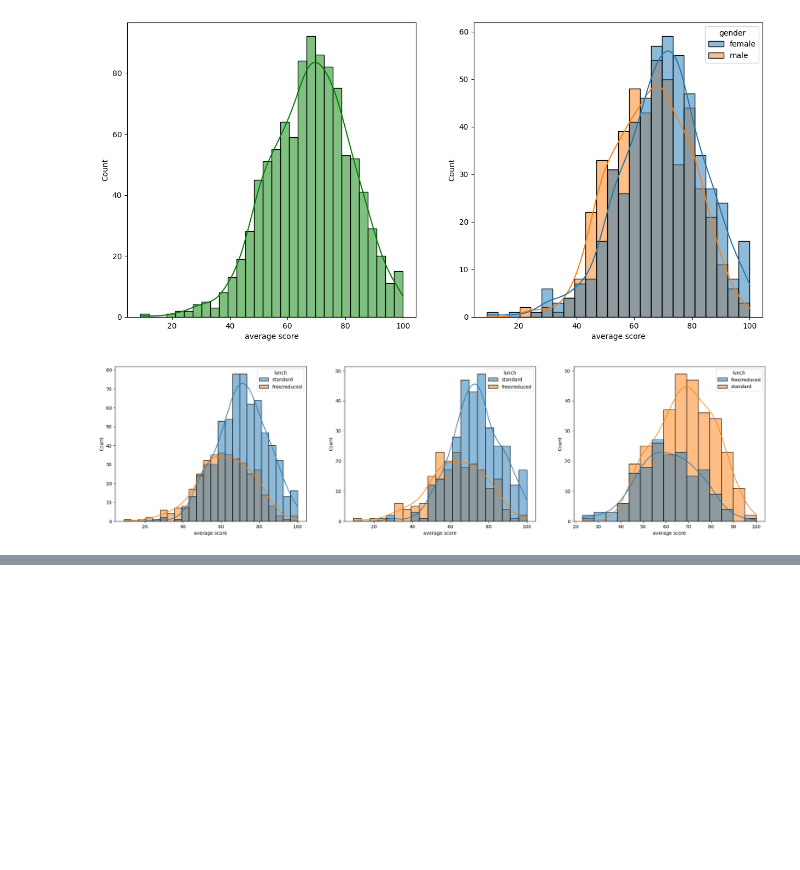
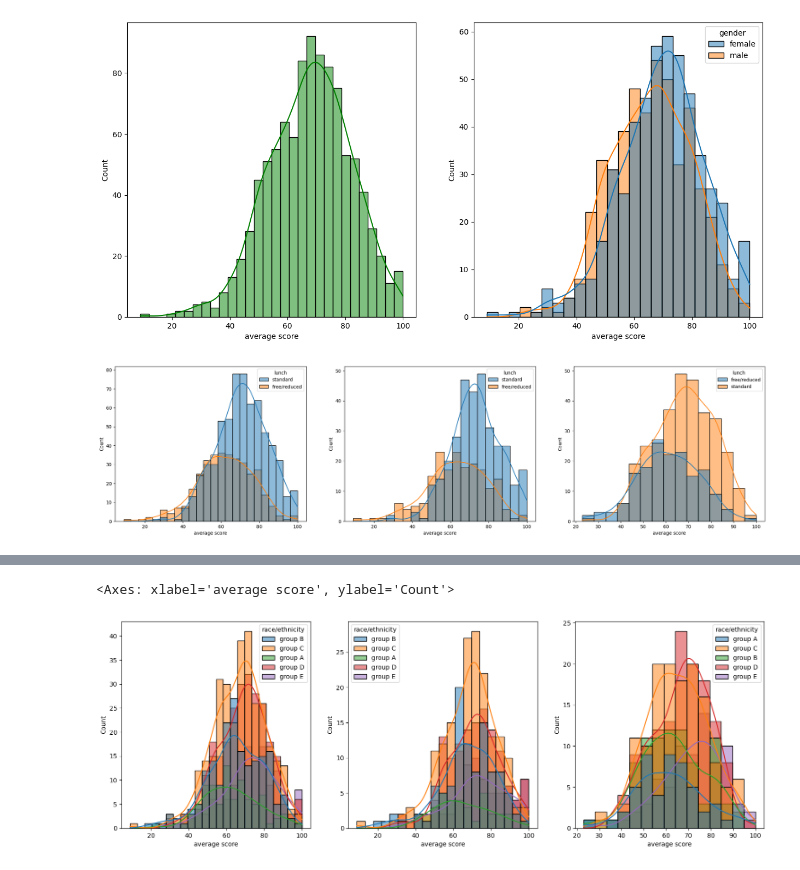
Before and after one commit to Jasweer09/mlproject, a Jupyter notebook: notebook/data/EDA STUDENT PERFORMANCE.ipynb, the cells around one changed output, grey strips where cells are left out. Drawn from its saved outputs; the diff is of its cells as text; code cells hidden in the pictures; blank space fills up the shorter version.

```diff
--- a/notebook/data/EDA STUDENT PERFORMANCE.ipynb
+++ b/notebook/data/EDA STUDENT PERFORMANCE.ipynb
@@ -176,0 +188,11 @@ plt.show()
+# %%
+plt.subplots(1,3, figsize =(25,6))
+plt.subplot(141)
+sns.histplot(df, x='average score', kde=True, hue='race/ethnicity')
+plt.subplot(142)
+sns.histplot(df[df['gender']=='female'], x= 'average score', kde = True, hue='race/ethnicity')
+plt.subplot(143)
+sns.histplot(df[df['gender']=='male'], x= 'average score', kde = True, hue='race/ethnicity')
+# %% [output]
+<Axes: xlabel='average score', ylabel='Count'>
+[figure, added]
```
Also changed, not shown: parts of 6 cells of this notebook, 5 other files.
